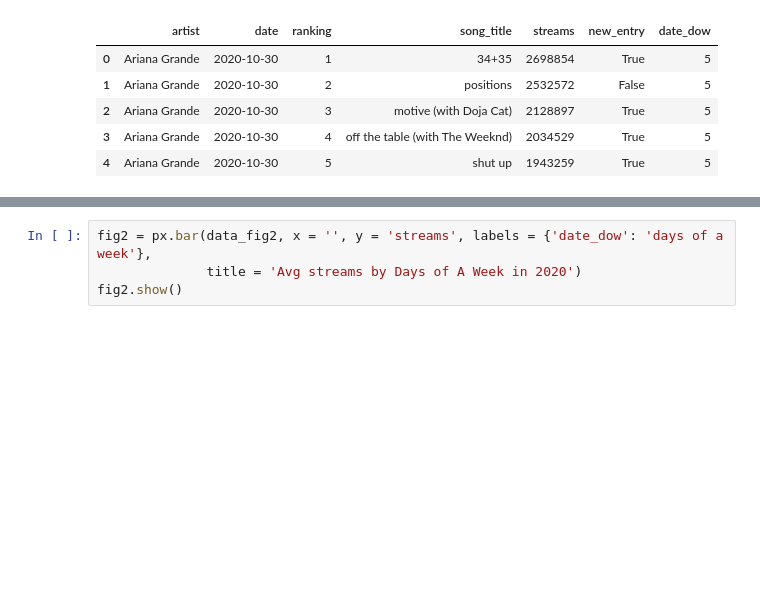
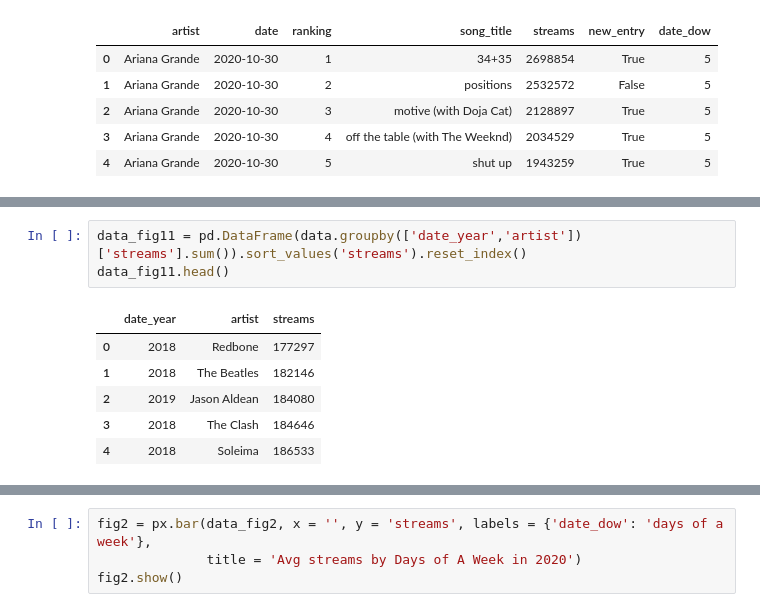
Before and after one commit to dynacao/streaming_spotify, a Jupyter notebook: analysis_spotify_YC.ipynb, the cells around one changed output, grey strips where cells are left out. Drawn from its saved outputs; the diff is of its cells as text; blank space fills up the shorter version.

```diff
--- a/analysis_spotify_YC.ipynb
+++ b/analysis_spotify_YC.ipynb
@@ -44,0 +79,10 @@ fig1.show()
+# %%
+data_fig11 = pd.DataFrame(data.groupby(['date_year','artist'])['streams'].sum()).sort_values('streams').reset_index()
+data_fig11.head()
+# %% [output]
+|  | date_year | artist | streams |
+| 0 | 2018 | Redbone | 177297 |
+| 1 | 2018 | The Beatles | 182146 |
+| 2 | 2019 | Jason Aldean | 184080 |
+| 3 | 2018 | The Clash | 184646 |
+| 4 | 2018 | Soleima | 186533 |
```
Also changed, not shown: parts of 41 cells of this notebook, 1 other file.
